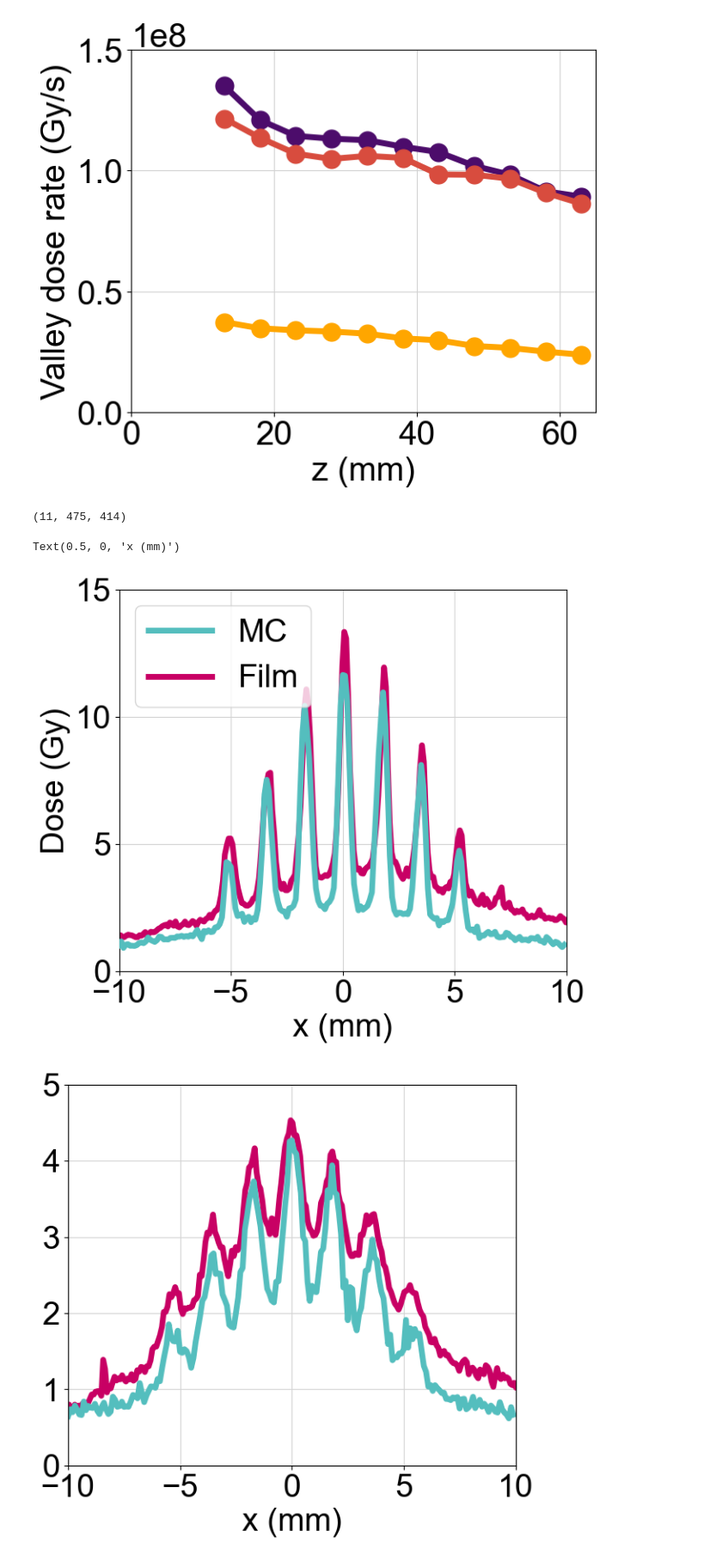
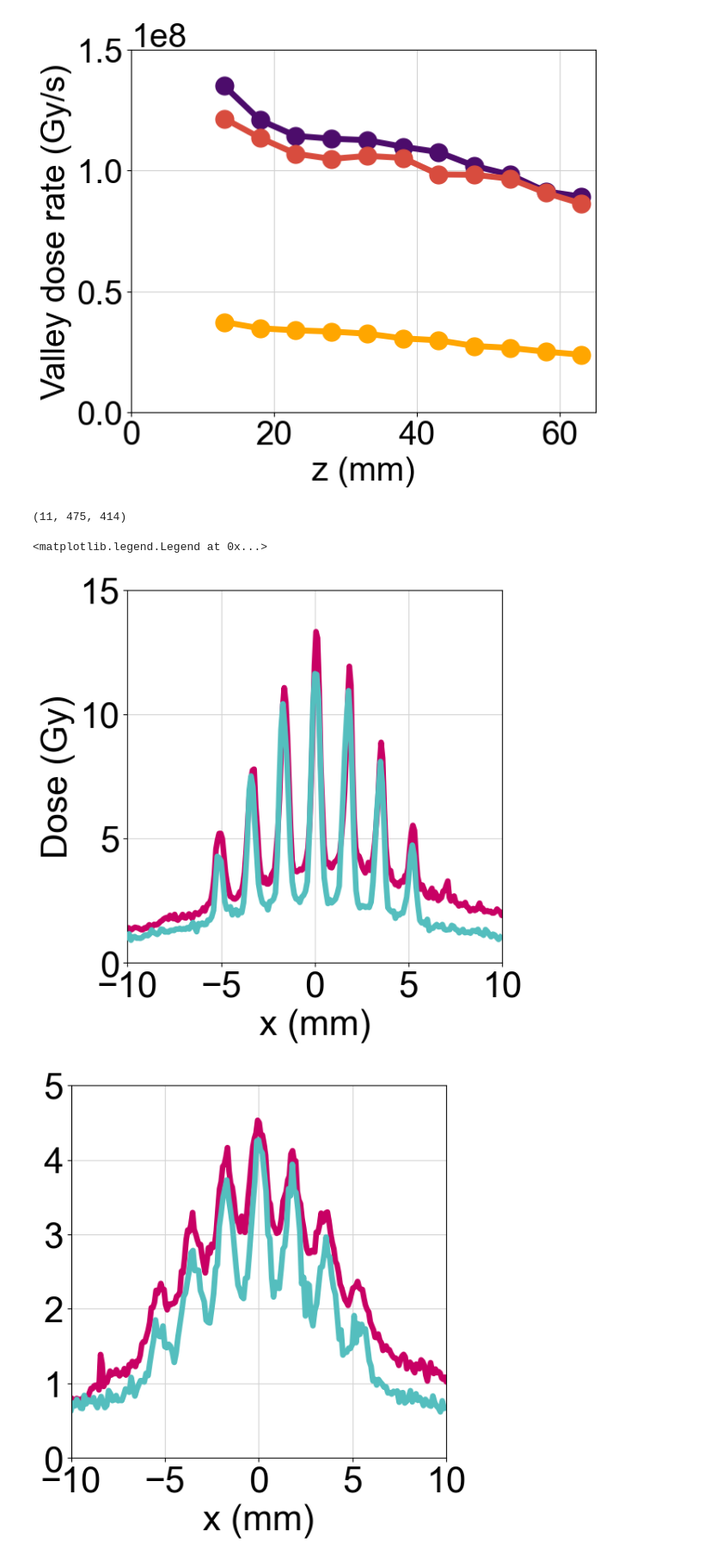
Before and after one commit to NathanClements2000/MedPhysAndSchool, a Jupyter notebook: CLEAR-Thesis/Figures for thesis.ipynb, the cells around one changed output. Shown at 86% size. Saved outputs shown, nothing was run; the diff lists cells and outputs as text; code cells hidden in the pictures.

Commit message:
Update figures for COMP poster

```diff
--- a/CLEAR-Thesis/Figures for thesis.ipynb
+++ b/CLEAR-Thesis/Figures for thesis.ipynb
@@ -247,11 +247,11 @@ print(np.around(np.interp(1/1.1,1/(grid140[5]),ob200[1]),1))
 [figure]
 # %%
 %matplotlib inline
-#it was size 7,6
+#it was size 6,6
 
 font = {'family' : 'Arial',
         'weight' : 'normal',
-        'size'   : 28}
+        'size'   : 32}
 
 matplotlib.rc('font', **font)
 matplotlib.rcParams['axes.prop_cycle'] = matplotlib.cycler(color=["#c80064","#54bebe"])
@@ -260,40 +260,40 @@ sim1d_1=np.load('D:Desktop/thesis/grid1d_x1.npy')
 sim1d_2=np.load('D:Desktop/thesis/grid1d_x3.npy')
 sim1d_3=np.load('D:Desktop/thesis/grid1d_x2.npy') #not a mistake lol
 
-figure(1,figsize=(7,6))
+figure(1,figsize=(6,6))
 plt.plot(np.arange(0,len(sim1d_1))*0.1-10,sim1d_1,lw=5,label='MC',c="#54bebe",zorder=3)
 plt.plot(np.arange(0,len(tr1[0]))/300*25.4-6.7-10,np.mean([tr1[219],tr1[218],tr1[220]],axis=0)*(2.73e-8),lw=5,label='Film',c="#c80064",zorder=2)
 plt.xlim(-10,10)
 plt.ylim(0,15)
 plt.xticks([-10,-5,0,5,10])
 plt.grid(c='lightgray',zorder=1)
 plt.ylabel('Dose (Gy)')
 plt.xlabel('x (mm)')
-plt.legend( loc='upper left')
+#plt.legend( loc='upper left')
 
-figure(2,figsize=(7,6))
+figure(2,figsize=(6,6))
 plt.plot((np.arange(0,len(tr2[0])))/300*25.4-6.7-10-0.2,np.mean([tr2[231],tr2[232],tr2[230]],axis=0)*(2.73e-8),lw=5,label='33 mm GRID')
 plt.plot(np.arange(0,len(sim1d_1))*0.1-10,sim1d_2,lw=5)
 plt.xlim(-10,10)
 plt.ylim(0,5)
 plt.xticks([-10,-5,0,5,10])
 plt.grid(c='lightgray')
 #plt.ylabel('Dose (Gy)')
 plt.xlabel('x (mm)')
 
 print(np.shape(grid200[0]))
-figure(3,figsize=(7,6))
-plt.plot((np.arange(0,len(grid200[0][-1][0]))+5)/300*25.4-6.7-10,np.mean([grid200[0][-1][222],grid200[0][-1][221],grid200[0][-1][223]],axis=0)*(2.73e-8),lw=5,label='Films')
-plt.plot(np.arange(0,len(sim1d_1))*0.1-10,sim1d_3,lw=5,label='Simulation')
+figure(3,figsize=(6,6))
+plt.plot(np.arange(0,len(sim1d_1))*0.1-10,sim1d_3,lw=5,label='MC',c="#54bebe")
+plt.plot((np.arange(0,len(grid200[0][-1][0]))+5)/300*25.4-6.7-10,np.mean([grid200[0][-1][222],grid200[0][-1][221],grid200[0][-1][223]],axis=0)*(2.73e-8),lw=5,label='Film')
 plt.xlim(-10,10)
 plt.ylim(0,2.75)
 plt.xticks([-10,-5,0,5,10])
 plt.grid(c='lightgray')
 #plt.ylabel('Dose (Gy)')
 plt.xlabel('x (mm)')
-#plt.legend()
+plt.legend()
 # %% [output]
 (11, 475, 414)
-Text(0.5, 0, 'x (mm)')
+<matplotlib.legend.Legend at 0x...>
-[figure, old version]
+[figure, new version]
-[figure, old version]
+[figure, new version]
```
Also changed, not shown: parts of 1 cell of this notebook, 2 other files.
